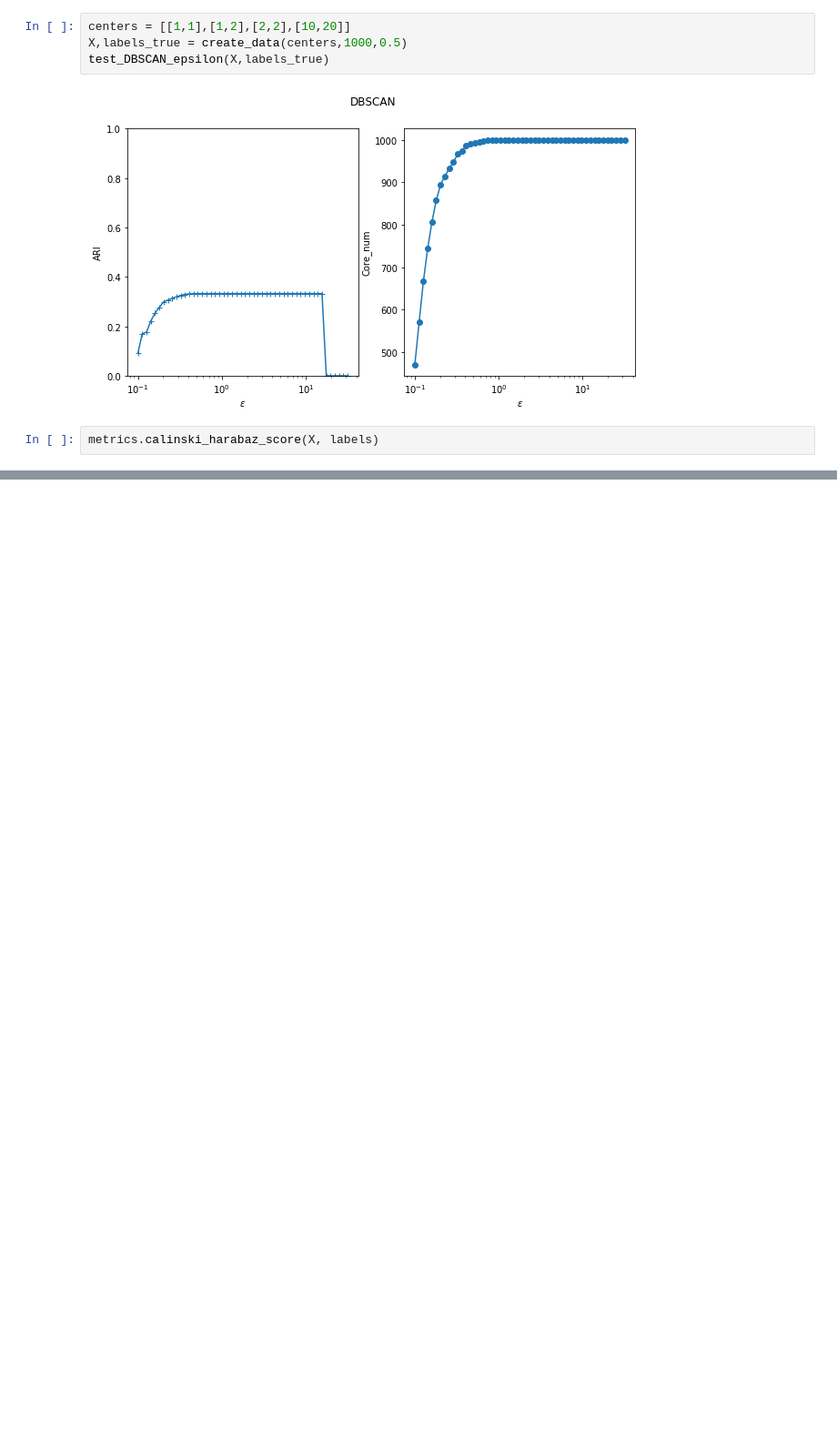
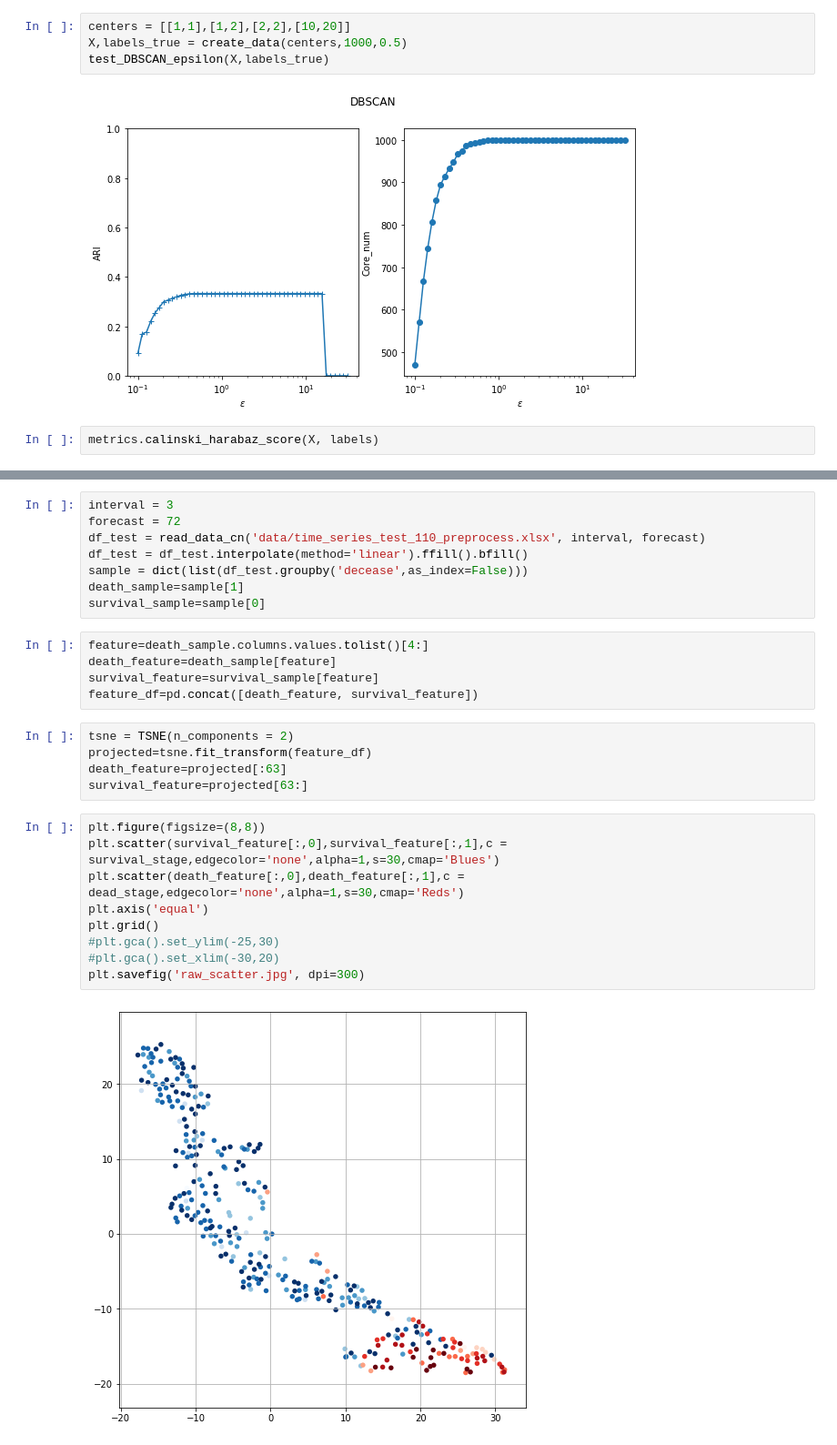
Before and after one commit to hsd1503/covid19_rnn, a Jupyter notebook: ResultsVis.ipynb, the cells around one changed output, grey strips where cells are left out. Shown at 91% size. Saved outputs shown, nothing was run; the diff lists cells and outputs as text; blank space fills up the shorter version.

```diff
--- a/ResultsVis.ipynb
+++ b/ResultsVis.ipynb
@@ -467,0 +521,29 @@ metrics.calinski_harabaz_score(X, labels)
+# %%
+interval = 3
+forecast = 72
+df_test = read_data_cn('data/time_series_test_110_preprocess.xlsx', interval, forecast)
+df_test = df_test.interpolate(method='linear').ffill().bfill()
+sample = dict(list(df_test.groupby('decease',as_index=False)))
+death_sample=sample[1]
+survival_sample=sample[0]
+# %%
+feature=death_sample.columns.values.tolist()[4:]
+death_feature=death_sample[feature]
+survival_feature=survival_sample[feature]
+feature_df=pd.concat([death_feature, survival_feature])
+# %%
+tsne = TSNE(n_components = 2)
+projected=tsne.fit_transform(feature_df)
+death_feature=projected[:63]
+survival_feature=projected[63:]
+# %%
+plt.figure(figsize=(8,8))
+plt.scatter(survival_feature[:,0],survival_feature[:,1],c = survival_stage,edgecolor='none',alpha=1,s=30,cmap='Blues')
+plt.scatter(death_feature[:,0],death_feature[:,1],c = dead_stage,edgecolor='none',alpha=1,s=30,cmap='Reds')
+plt.axis('equal')
+plt.grid()
+#plt.gca().set_ylim(-25,30)
+#plt.gca().set_xlim(-30,20)
+plt.savefig('raw_scatter.jpg', dpi=300)
+# %% [output]
+[figure, added]
```
Also changed, not shown: parts of 5 cells of this notebook.
